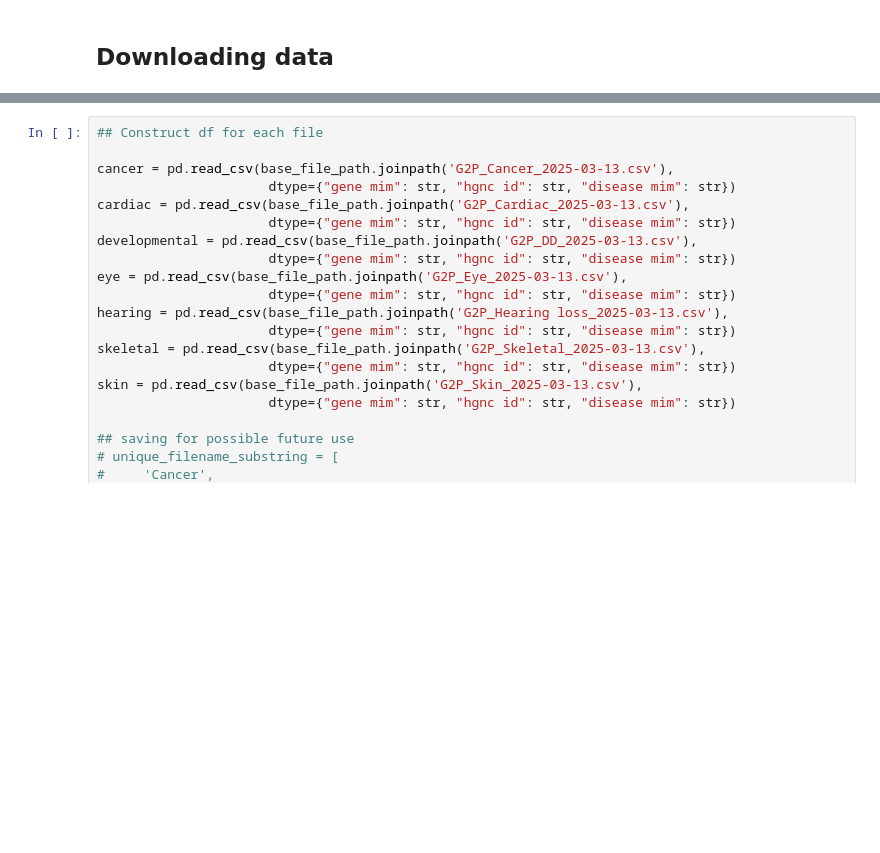
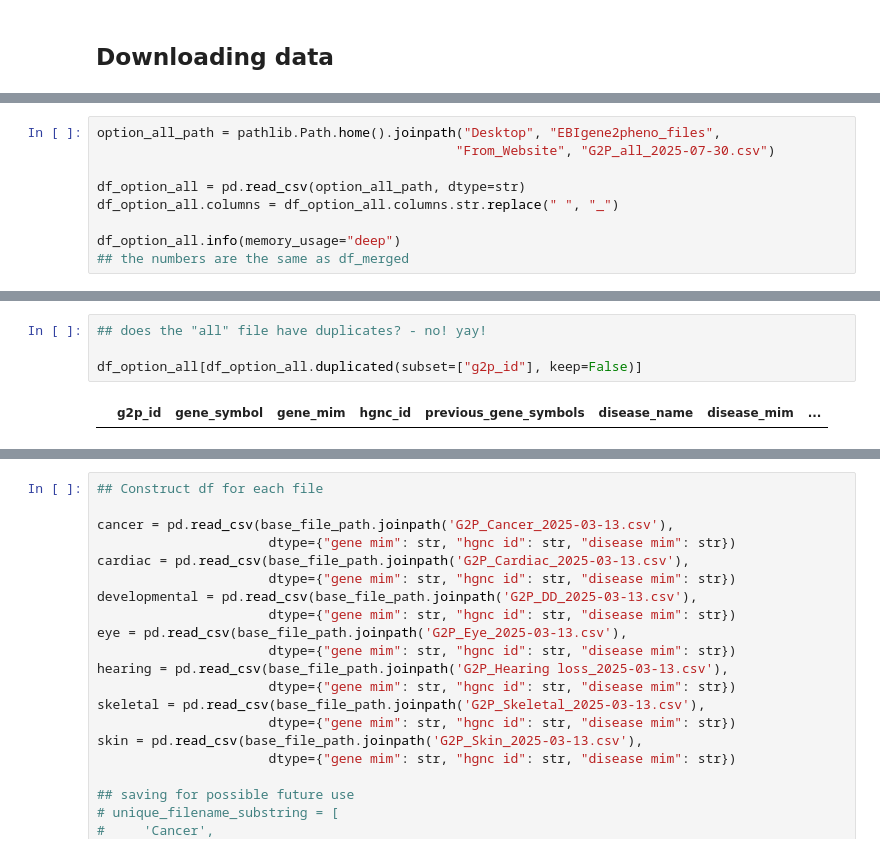
Before and after one commit to biothings/pending.api, a Jupyter notebook: plugins/ebi_gene2phenotype/data-playground.ipynb, the cells around one changed output, grey strips where cells are left out. Saved outputs shown, nothing was run; the diff lists cells and outputs as text; blank space fills up the shorter version.

Commit message:
EBI gene2pheno: info on 'all data' download options

```diff
--- a/plugins/ebi_gene2phenotype/data-playground.ipynb
+++ b/plugins/ebi_gene2phenotype/data-playground.ipynb
@@ -46,0 +93,9 @@ for i in base_file_path.glob("*.csv"):
+# %%
+option_all_path = pathlib.Path.home().joinpath("Desktop", "EBIgene2pheno_files",
+                                              "From_Website", "G2P_all_2025-07-30.csv")
+
+df_option_all = pd.read_csv(option_all_path, dtype=str)
+df_option_all.columns = df_option_all.columns.str.replace(" ", "_")
+
+df_option_all.info(memory_usage="deep")
+## the numbers are the same as df_merged
@@ -46,0 +120,6 @@ for i in base_file_path.glob("*.csv"):
+# %%
+## does the "all" file have duplicates? - no! yay!
+
+df_option_all[df_option_all.duplicated(subset=["g2p_id"], keep=False)]
+# %% [output]
+|  | g2p_id | gene_symbol | gene_mim | hgnc_id | previous_gene_symbols | disease_name | disease_mim | ... |
```
Also changed, not shown: parts of 21 cells of this notebook, 1 other file.
